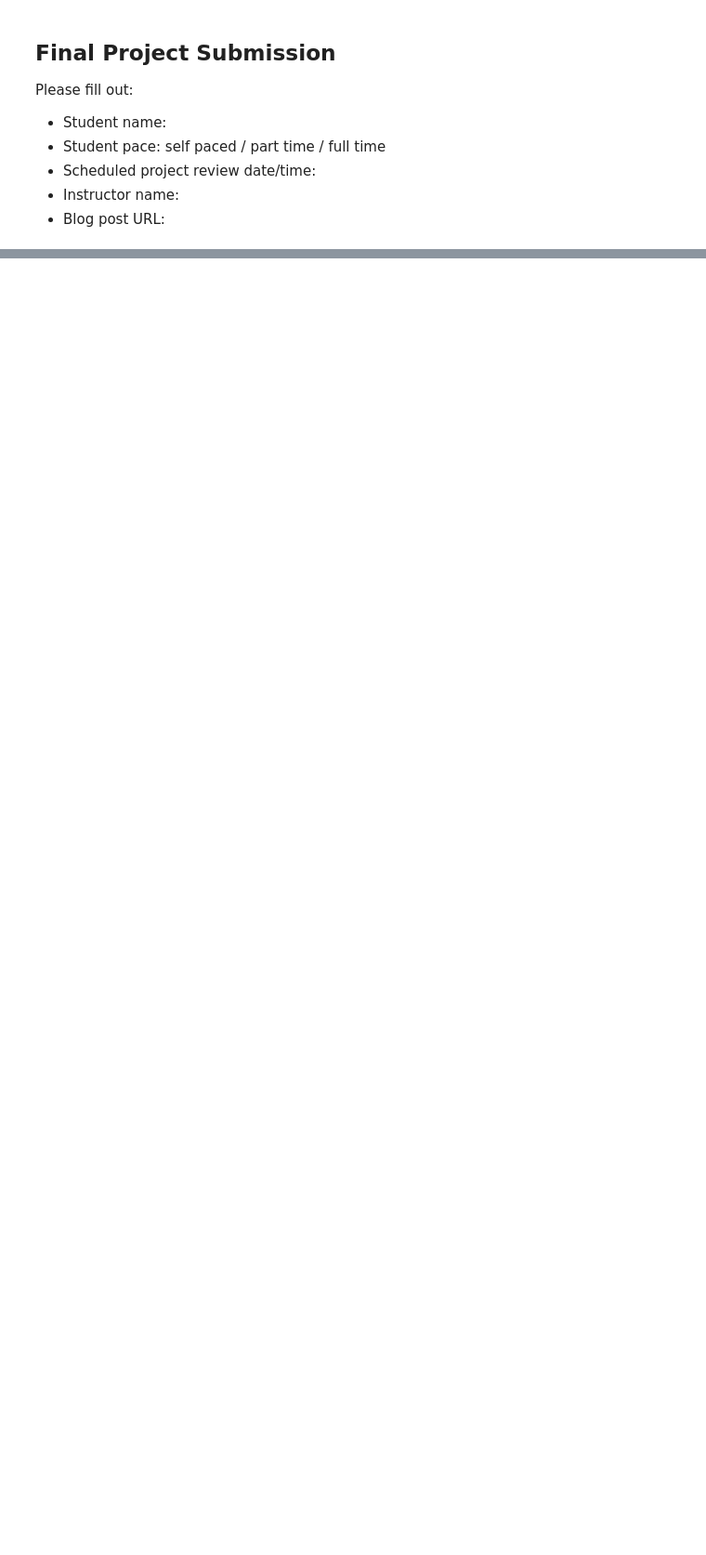
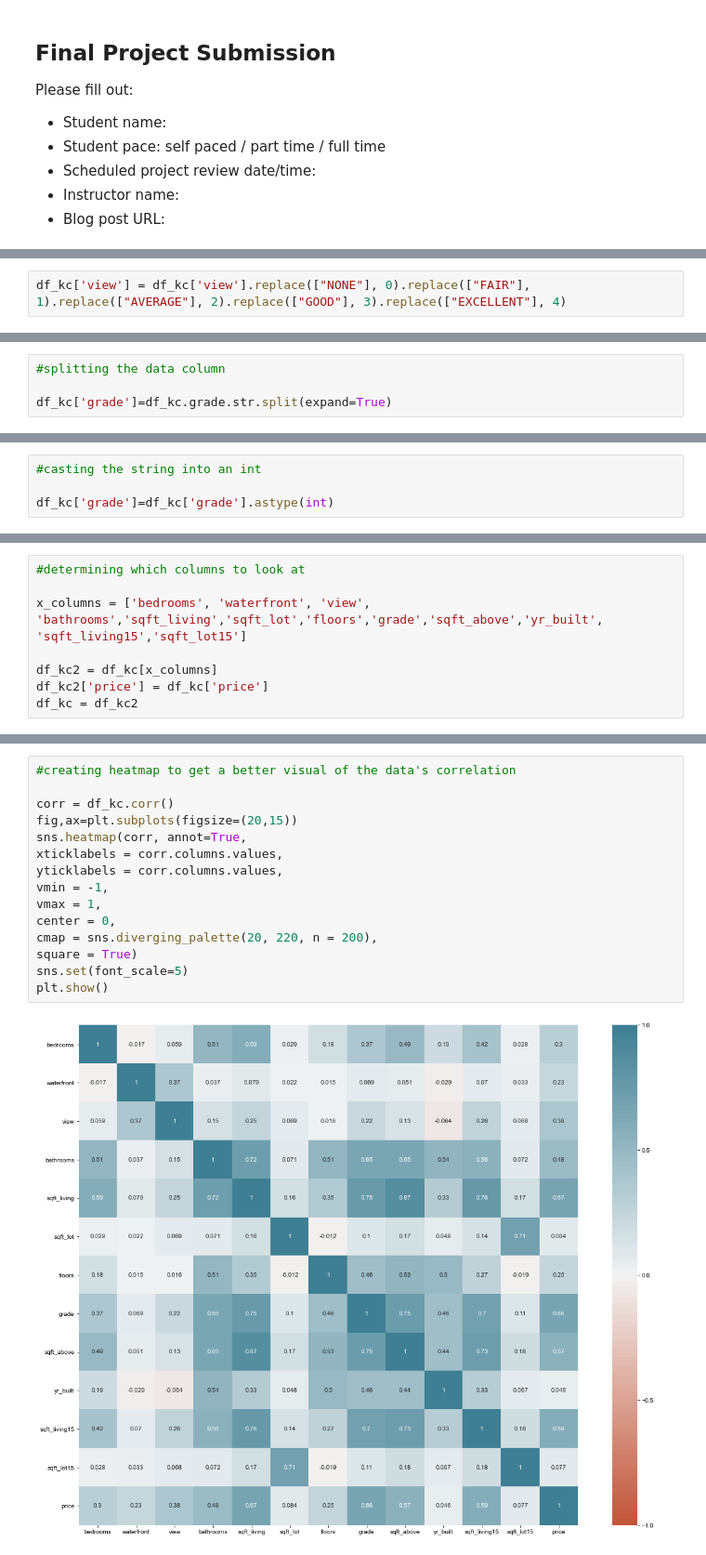
Before and after one commit to Pczo31/King-County-, a Jupyter notebook: anna.ipynb, the cells around one changed output, grey strips where cells are left out. Shown at 93% size. Drawn from its saved outputs; the diff is of its cells as text; blank space fills up the shorter version.

Commit message:
added regression models, cleaned data

```diff
--- a/anna.ipynb
+++ b/anna.ipynb
@@ -239,0 +186,2 @@ df_not_renovated.sort_values(by='price', ascending=False)
+# %%
+df_kc['view'] = df_kc['view'].replace(["NONE"], 0).replace(["FAIR"], 1).replace(["AVERAGE"], 2).replace(["GOOD"], 3).replace(["EXCELLENT"], 4)
@@ -239,0 +264,4 @@ df_not_renovated.sort_values(by='price', ascending=False)
+# %%
+#splitting the data column
+
+df_kc['grade']=df_kc.grade.str.split(expand=True)
@@ -239,0 +274,4 @@ df_not_renovated.sort_values(by='price', ascending=False)
+# %%
+#casting the string into an int
+
+df_kc['grade']=df_kc['grade'].astype(int)
@@ -239,0 +324,8 @@ df_not_renovated.sort_values(by='price', ascending=False)
+# %%
+#determining which columns to look at
+
+x_columns = ['bedrooms', 'waterfront', 'view', 'bathrooms','sqft_living','sqft_lot','floors','grade','sqft_above','yr_built', 'sqft_living15','sqft_lot15']
+
+df_kc2 = df_kc[x_columns]
+df_kc2['price'] = df_kc['price']
+df_kc = df_kc2
@@ -239,0 +361,17 @@ df_not_renovated.sort_values(by='price', ascending=False)
+# %%
+#creating heatmap to get a better visual of the data's correlation
+
+corr = df_kc.corr()
+fig,ax=plt.subplots(figsize=(20,15))
+sns.heatmap(corr, annot=True,
+xticklabels = corr.columns.values,
+yticklabels = corr.columns.values,
+vmin = -1,
+vmax = 1,
+center = 0,
+cmap = sns.diverging_palette(20, 220, n = 200),
+square = True)
+sns.set(font_scale=5)
+plt.show()
+# %% [output]
+[figure, added]
```
Also changed, not shown: parts of 60 cells of this notebook.
